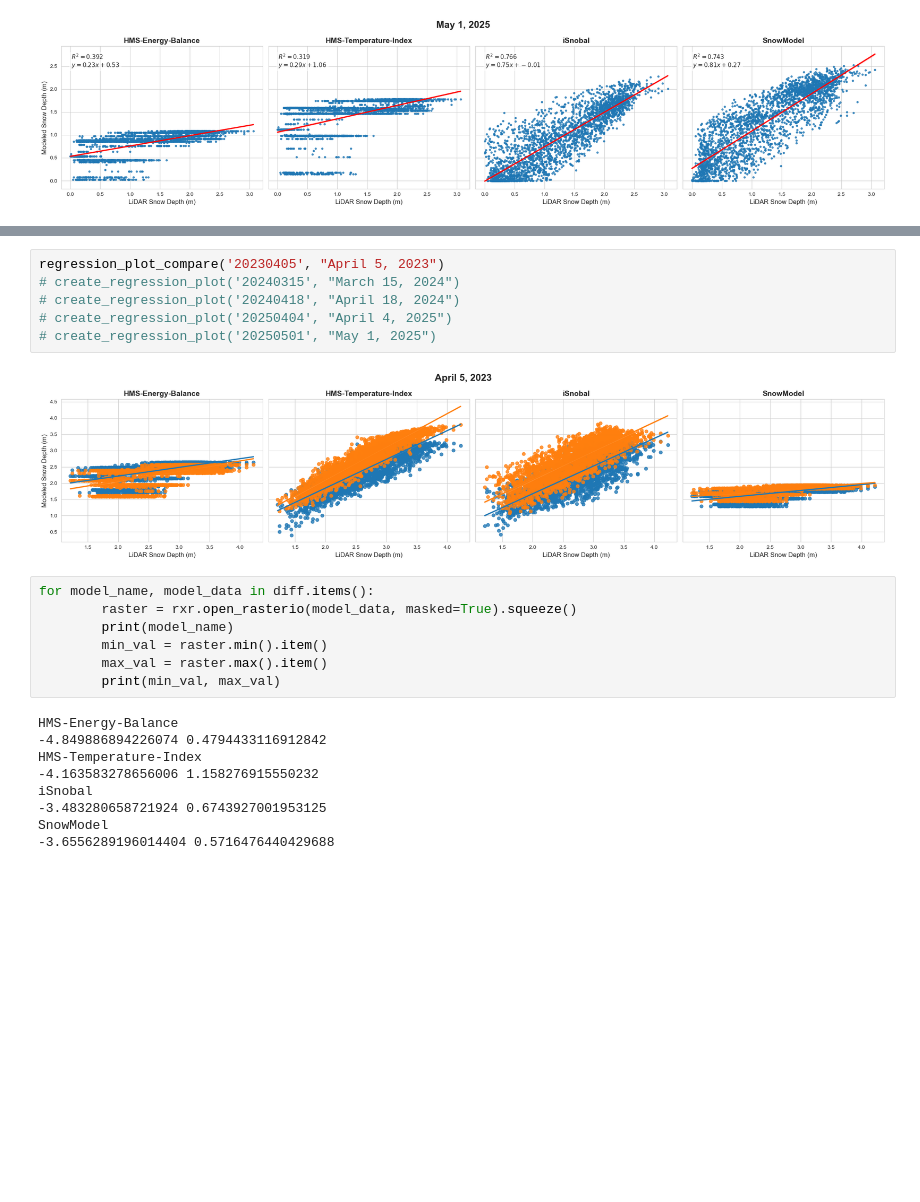
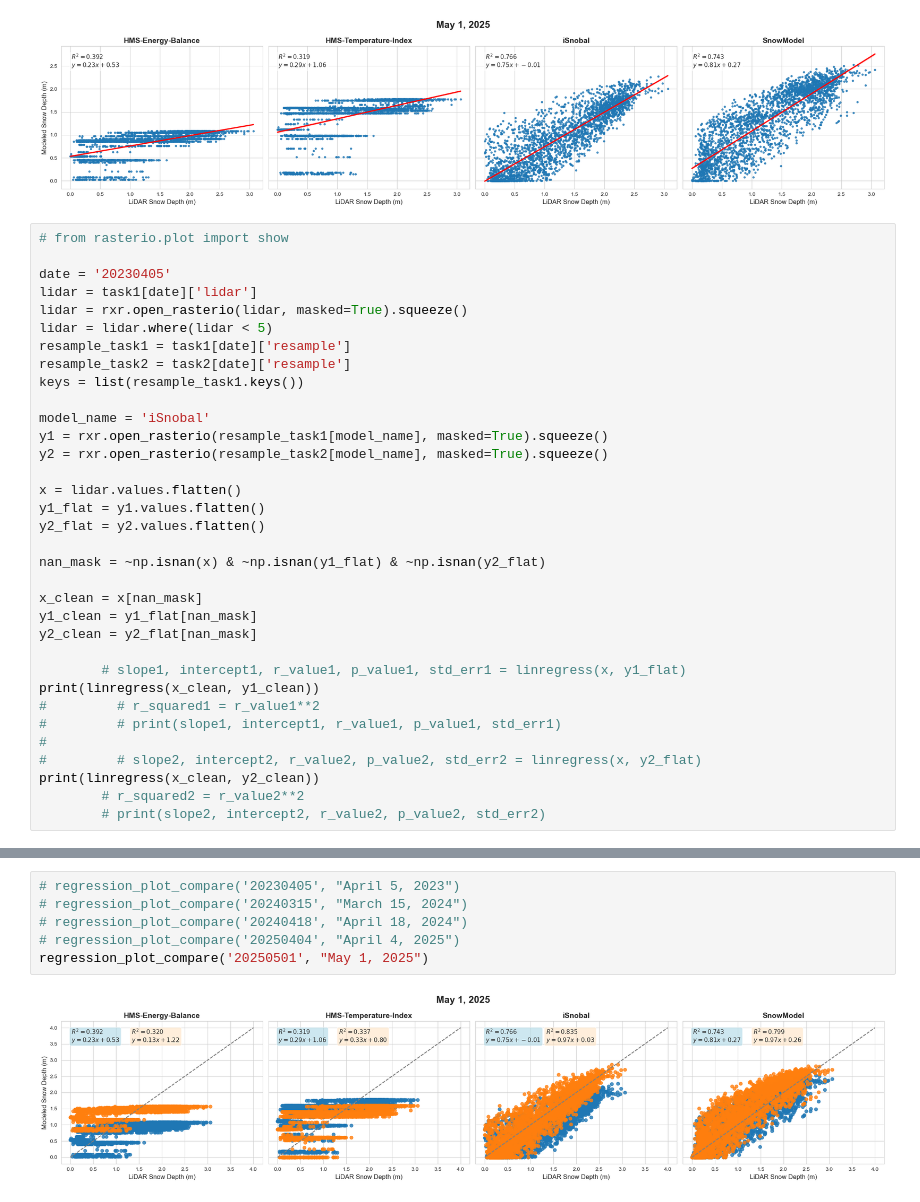
Before and after one commit to naniciafone/SIRO, a Jupyter notebook: notebooks/analysis.ipynb, the cells around one changed output, grey strips where cells are left out. Cells and saved outputs as stored; diff of their text form; blank space fills up the shorter version.

```diff
--- a/notebooks/analysis.ipynb
+++ b/notebooks/analysis.ipynb
@@ -373,3 +384,37 @@ create_regression_plot('20250501', "May 1, 2025")
 [figure]
 [figure]
 [figure]
+# %%
+# from rasterio.plot import show
+
+date = '20230405'
+lidar = task1[date]['lidar']
+lidar = rxr.open_rasterio(lidar, masked=True).squeeze()
+lidar = lidar.where(lidar < 5)
+resample_task1 = task1[date]['resample']
+resample_task2 = task2[date]['resample']
+keys = list(resample_task1.keys())
+
+model_name = 'iSnobal'
+y1 = rxr.open_rasterio(resample_task1[model_name], masked=True).squeeze()
+y2 = rxr.open_rasterio(resample_task2[model_name], masked=True).squeeze()
+
+x = lidar.values.flatten()
+y1_flat = y1.values.flatten()
+y2_flat = y2.values.flatten()
+
+nan_mask = ~np.isnan(x) & ~np.isnan(y1_flat) & ~np.isnan(y2_flat)
+
+x_clean = x[nan_mask]
+y1_clean = y1_flat[nan_mask]
+y2_clean = y2_flat[nan_mask]
+
+        # slope1, intercept1, r_value1, p_value1, std_err1 = linregress(x, y1_flat)
+print(linregress(x_clean, y1_clean))
+#         # r_squared1 = r_value1**2
+#         # print(slope1, intercept1, r_value1, p_value1, std_err1)
+#
+#         # slope2, intercept2, r_value2, p_value2, std_err2 = linregress(x, y2_flat)
+print(linregress(x_clean, y2_clean))
+        # r_squared2 = r_value2**2
+        # print(slope2, intercept2, r_value2, p_value2, std_err2)
@@ -427,26 +494,10 @@ def regression_plot_compare(YYYYMMDD, plot_title):
     # Display the final plot
     plt.show()
 # %%
-regression_plot_compare('20230405', "April 5, 2023")
-# create_regression_plot('20240315', "March 15, 2024")
-# create_regression_plot('20240418', "April 18, 2024")
-# create_regression_plot('20250404', "April 4, 2025")
-# create_regression_plot('20250501', "May 1, 2025")
+# regression_plot_compare('20230405', "April 5, 2023")
+# regression_plot_compare('20240315', "March 15, 2024")
+# regression_plot_compare('20240418', "April 18, 2024")
+# regression_plot_compare('20250404', "April 4, 2025")
+regression_plot_compare('20250501', "May 1, 2025")
 # %% [output]
-[figure, old version]
+[figure, new version]
-# %%
-for model_name, model_data in diff.items():
-        raster = rxr.open_rasterio(model_data, masked=True).squeeze()
-        print(model_name)
-        min_val = raster.min().item()
-        max_val = raster.max().item()
-        print(min_val, max_val)
-# %% [output]
-HMS-Energy-Balance
--4.849886894226074 0.4794433116912842
-HMS-Temperature-Index
--4.163583278656006 1.158276915550232
-iSnobal
--3.483280658721924 0.6743927001953125
-SnowModel
--3.6556289196014404 0.5716476440429688
```
Also changed, not shown: parts of 15 cells of this notebook, 1 other file.
